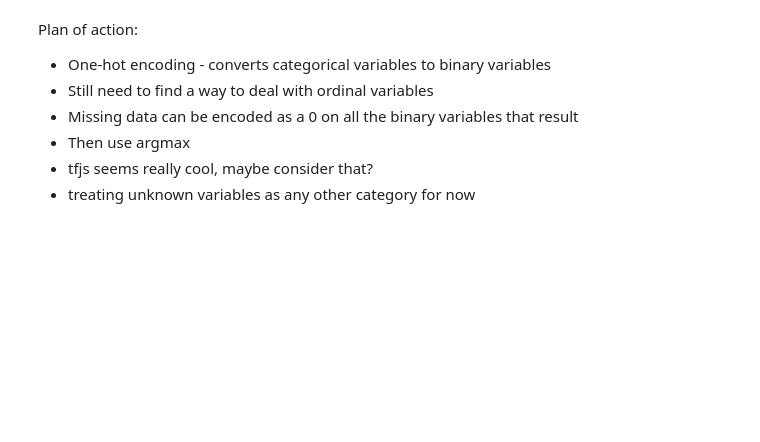
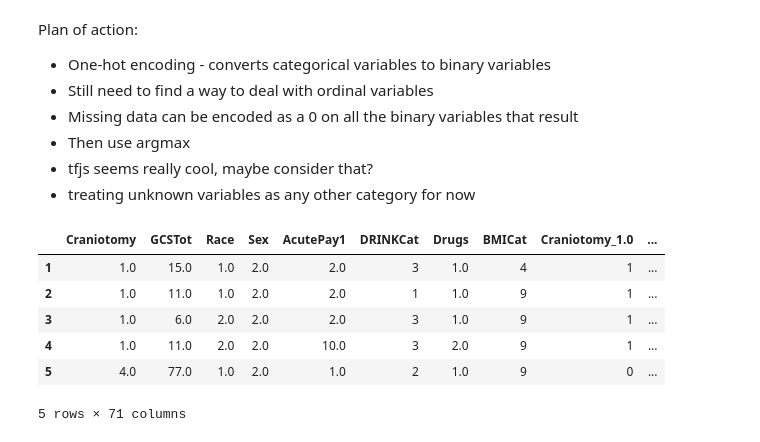
Before and after one commit to shashank2000/timePredictor, a Jupyter notebook: initial exploration.ipynb, the cells around one changed output. Drawn from its saved outputs; the diff is of its cells as text; code cells hidden in the pictures; blank space fills up the shorter version.

```diff
--- a/initial exploration.ipynb
+++ b/initial exploration.ipynb
@@ -219,0 +249,35 @@ pd.get_dummies(X)
+# %%
+# Now looking at the following variables only, with one-hot encoding
+# Craniotomy
+# BMI Cat
+# GCSTot
+# Race
+# Sex
+# DiagICD
+# AcutePay1
+# DRINKCat
+# Drugs
+features = ['Craniotomy',
+'GCSTot',
+'Race',
+'Sex',
+'AcutePay1',
+'DRINKCat',
+'Drugs',
+'BMICat']
+for variable in features:
+    final = final[pd.notnull(final[variable])]
+X = final[features]
+
+for variable in features:
+    m = pd.get_dummies(X[variable], prefix=variable)
+    X = pd.concat([X, m], axis=1)
+X.head()
+# %% [output]
+|  | Craniotomy | GCSTot | Race | Sex | AcutePay1 | DRINKCat | Drugs | BMICat | Craniotomy_1.0 | ... |
+| 1 | 1.0 | 15.0 | 1.0 | 2.0 | 2.0 | 3 | 1.0 | 4 | 1 | ... |
+| 2 | 1.0 | 11.0 | 1.0 | 2.0 | 2.0 | 1 | 1.0 | 9 | 1 | ... |
+| 3 | 1.0 | 6.0 | 2.0 | 2.0 | 2.0 | 3 | 1.0 | 9 | 1 | ... |
+| 4 | 1.0 | 11.0 | 2.0 | 2.0 | 10.0 | 3 | 2.0 | 9 | 1 | ... |
+| 5 | 4.0 | 77.0 | 1.0 | 2.0 | 1.0 | 2 | 1.0 | 9 | 0 | ... |
+5 rows × 71 columns
```
Also changed, not shown: parts of 15 cells of this notebook.
